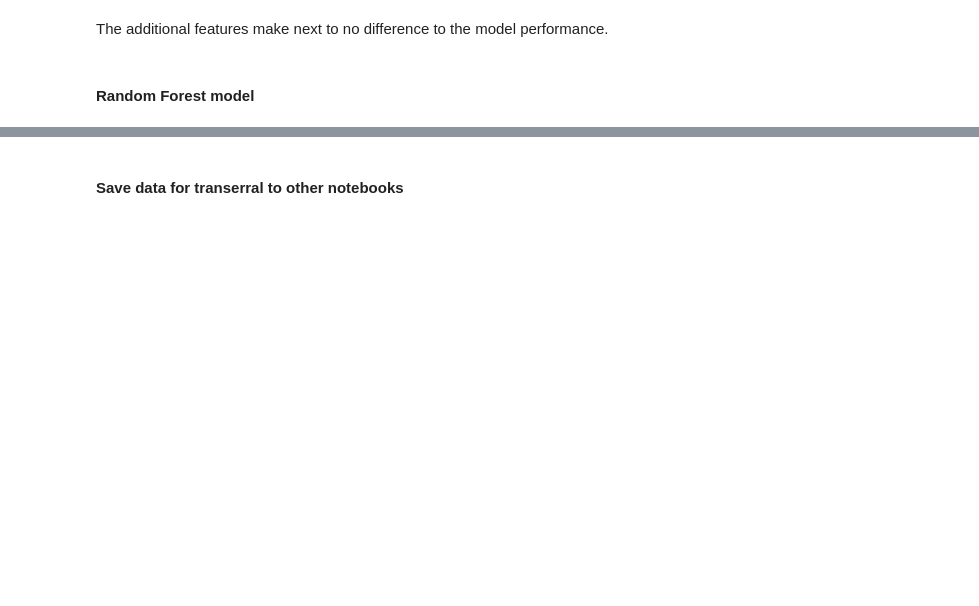
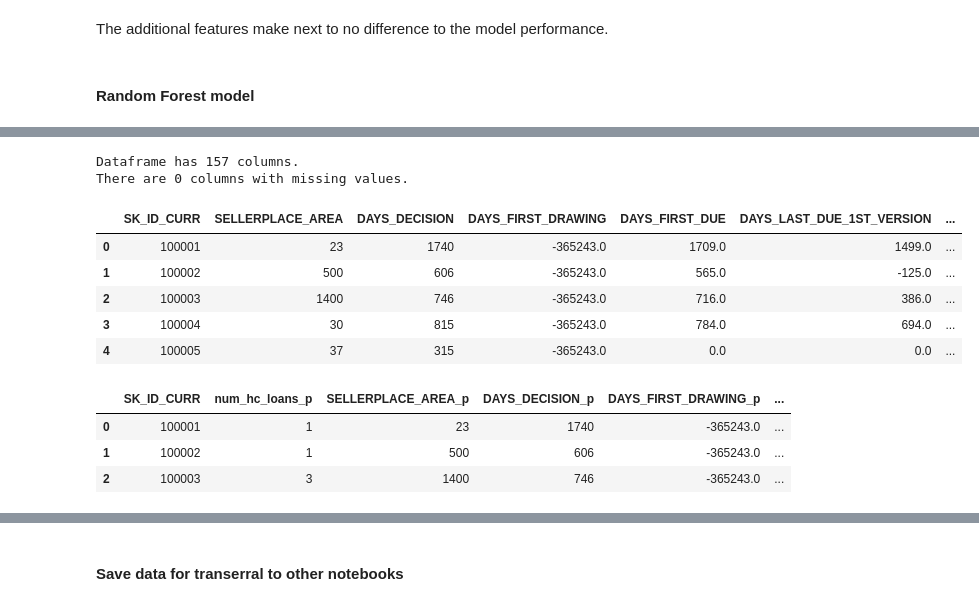
Before and after one commit to chelsealuisa/home-credit, a Jupyter notebook: home-credit-featureeng.ipynb, the cells around one changed output, grey strips where cells are left out. Drawn from its saved outputs; the diff is of its cells as text; code cells hidden in the pictures; blank space fills up the shorter version.

Commit message:
Add features from bureau and prev app datasets

```diff
--- a/home-credit-featureeng.ipynb
+++ b/home-credit-featureeng.ipynb
@@ -427,0 +647,58 @@ list(bureau_tgt)
+# %%
+# AMT_CREDIT
+# There is only one record where AMT_CREDIT is null. AMT_APPLICATION is = 0, so we will set AMT_CREDIT also = 0.
+prev_toagg.loc[(prev_toagg.AMT_CREDIT.isnull()),'AMT_CREDIT'] = 0
+# %%
+# AMT_GOODS_PRICE
+# Only applicable to consumer loans, so replace missing vals with 0 for revolving and cash loans.
+# For consumer loans, there are no approved loans, so set these missing values also to zero.
+prev_toagg.loc[(prev_toagg.AMT_GOODS_PRICE.isnull()),'AMT_GOODS_PRICE']=0
+# %%
+# CNT_PAYMENT
+# All but 4 records with missing CNT_PAYMENT have non-approved contract status. We will set all missing CNT_PAYMENT values to 0.
+prev_toagg.loc[(prev_toagg.CNT_PAYMENT.isnull()),'CNT_PAYMENT'] = 0
+# %%
+# Check again for missing vals
+missing_vals_cols(prev_toagg);
+# %% [output]
+Dataframe has 157 columns.
+There are 0 columns with missing values.
+# %%
+# Aggregation
+
+# Set up dictionary to define aggregation functions
+for key in cols_to_max:
+    agg_fn[key] = np.max
+for key in cols_to_min:
+    agg_fn[key] = np.min
+for key in cols_to_sum:
+    agg_fn[key] = np.sum
+# %%
+# Created groupby object
+prev_grouped = prev_toagg.groupby('SK_ID_CURR')
+# Create aggregated dataset
+agg_prev = prev_grouped.agg(agg_fn)
+agg_prev.reset_index(inplace=True)
+agg_prev.head()
+# %% [output]
+|  | SK_ID_CURR | SELLERPLACE_AREA | DAYS_DECISION | DAYS_FIRST_DRAWING | DAYS_FIRST_DUE | DAYS_LAST_DUE_1ST_VERSION | ... |
+| 0 | 100001 | 23 | 1740 | -365243.0 | 1709.0 | 1499.0 | ... |
+| 1 | 100002 | 500 | 606 | -365243.0 | 565.0 | -125.0 | ... |
+| 2 | 100003 | 1400 | 746 | -365243.0 | 716.0 | 386.0 | ... |
+| 3 | 100004 | 30 | 815 | -365243.0 | 784.0 | 694.0 | ... |
+| 4 | 100005 | 37 | 315 | -365243.0 | 0.0 | 0.0 | ... |
+# %%
+# Add a column for count of bureau loans per SK_ID_CURR
+num_loans = pd.DataFrame(prev_grouped.size()).reset_index()
+num_loans = num_loans.rename(columns={"SK_ID_CURR": "SK_ID_CURR", 0:"num_hc_loans"})
+
+agg_prev = num_loans.merge(agg_prev,how='inner',on='SK_ID_CURR')
+# Add _p suffix to every column for identification after merging with train set
+agg_prev.columns = [str(col) + '_p' for col in agg_prev.columns]
+agg_prev.rename(columns={'SK_ID_CURR_p':'SK_ID_CURR'}, inplace=True)
+agg_prev.head(3)
+# %% [output]
+|  | SK_ID_CURR | num_hc_loans_p | SELLERPLACE_AREA_p | DAYS_DECISION_p | DAYS_FIRST_DRAWING_p | ... |
+| 0 | 100001 | 1 | 23 | 1740 | -365243.0 | ... |
+| 1 | 100002 | 1 | 500 | 606 | -365243.0 | ... |
+| 2 | 100003 | 3 | 1400 | 746 | -365243.0 | ... |
```
Also changed, not shown: parts of 74 cells of this notebook.
